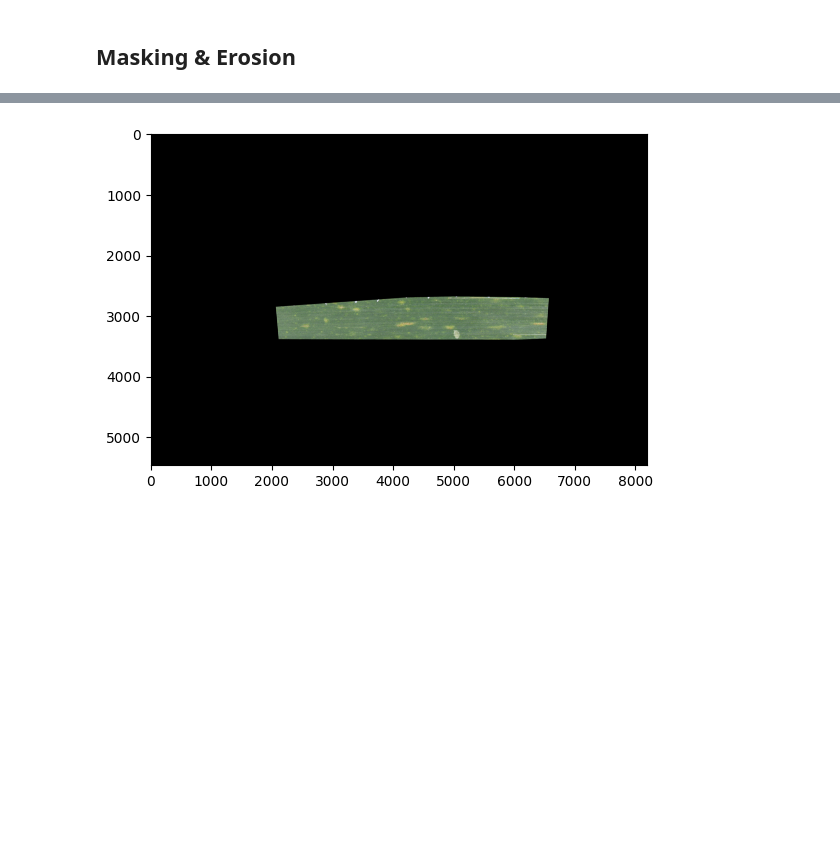
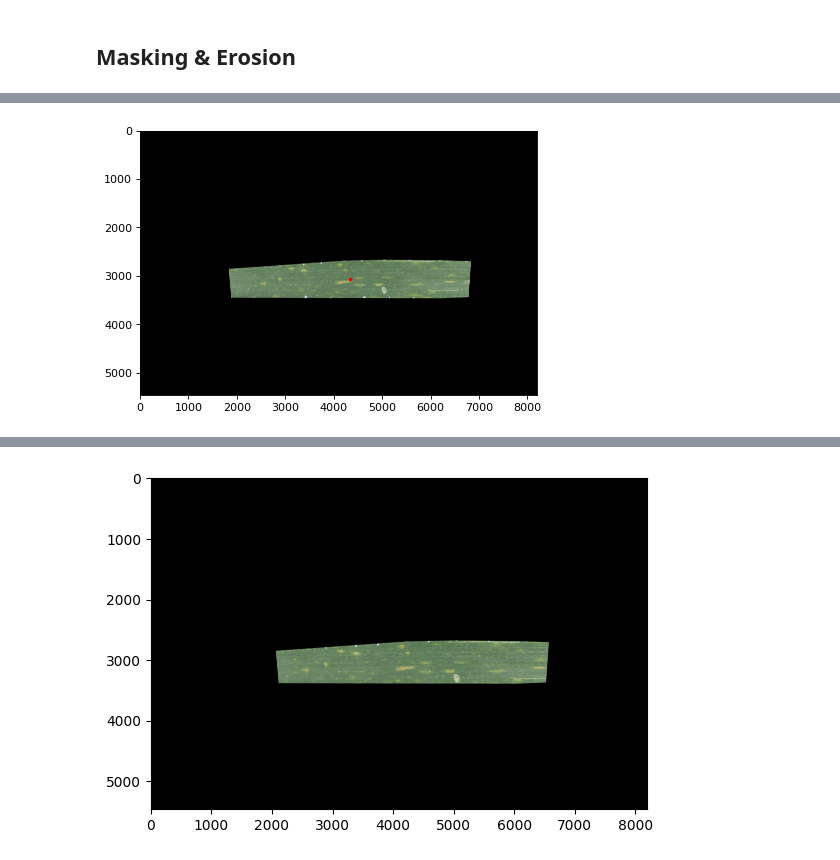
Before and after one commit to eboesch/LeafAlignment, a Jupyter notebook: Mask_Test.ipynb, the cells around one changed output, grey strips where cells are left out. Cells and saved outputs as stored; diff of their text form; code cells hidden in the pictures; blank space fills up the shorter version.

```diff
--- a/Mask_Test.ipynb
+++ b/Mask_Test.ipynb
@@ -122,0 +101,9 @@ masked_img, mask_t = mask_leaf(available_data['images'][index], kpts_img, erode_
+# %%
+plt.figure(dpi=80)
+plt.imshow(K.tensor_to_image(masked_img))
+plt.scatter(center[0][0], center[0][1], c='red', s=5, label='center')
+# plt.scatter(mean[0][0], mean[0][1], c='yellow', s=5, label='mean')
+# plt.scatter(mid[0][0], mid[0][1], c='cyan', s=5, label='middle')
+plt.show()
+# %% [output]
+[figure, added]
```
Also changed, not shown: parts of 40 cells of this notebook, 2 other files.
